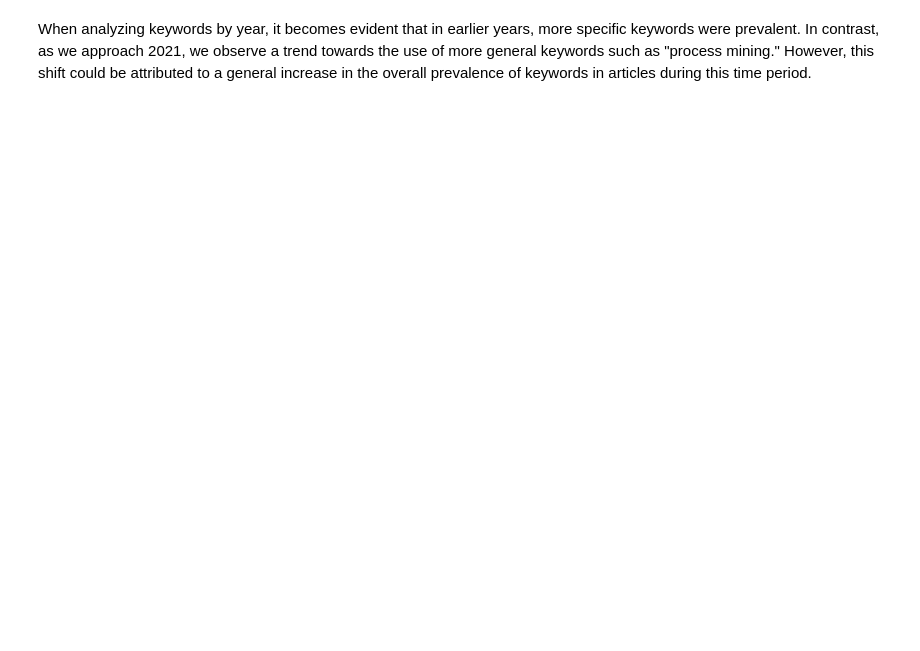
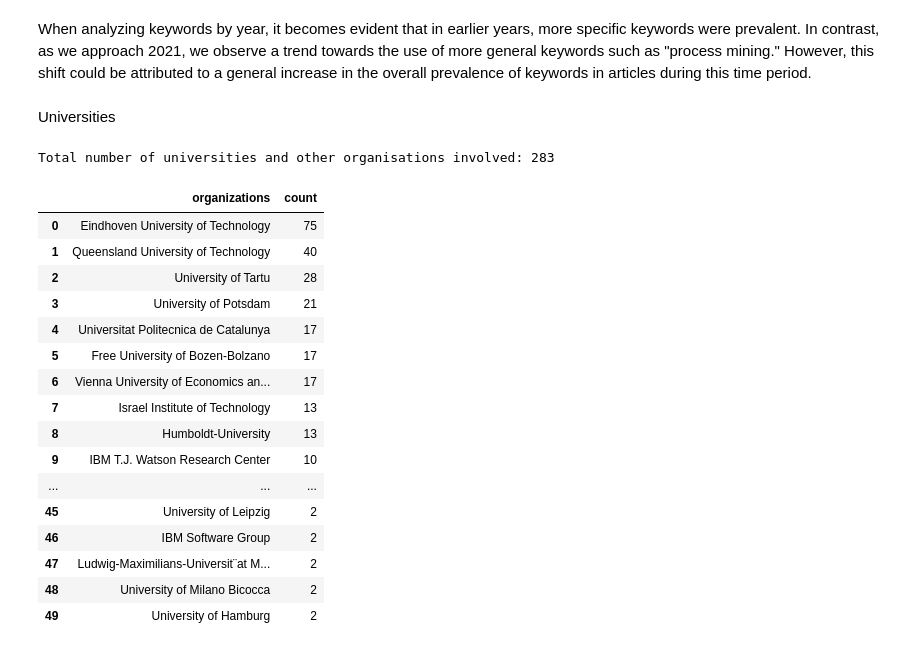
Before and after one commit to lananepeina/bpm2023, a Jupyter notebook: BPM Conference 2003-2021 Analysis.ipynb, the cells around one changed output. Cells and saved outputs as stored; diff of their text form; code cells hidden in the pictures; blank space fills up the shorter version.

```diff
--- a/BPM Conference 2003-2021 Analysis.ipynb
+++ b/BPM Conference 2003-2021 Analysis.ipynb
@@ -119,3 +120,36 @@ for year, group in titles_year:
 
 keyword_frequencies_by_year = pd.concat(kw_by_year, ignore_index=True)
 keyword_frequencies_by_year.to_excel('KeywordFrequenciesByYear.xlsx', index=False)
+# %% [markdown]
+Universities
+# %%
+orgs = data.groupby('title')['university'].apply(lambda x: ', '.join(set(x.str.split(', ').sum()))).reset_index()
+orgs['organizations'] = orgs['university'].str.split(', ').apply(lambda x: ', '.join(set(x)))
+
+# Count the occurrences of each organization
+organization_counts = orgs['organizations'].str.split(', ').explode().value_counts().reset_index()
+organization_counts.columns = ['organizations', 'count']
+total_orgs = organization_counts.shape[0]
+
+# Print the result
+print(f"Total number of universities and other organisations involved: {total_orgs}")
+display(organization_counts.head(50))
+# %% [output]
+Total number of universities and other organisations involved: 283
+|  | organizations | count |
+| 0 | Eindhoven University of Technology | 75 |
+| 1 | Queensland University of Technology | 40 |
+| 2 | University of Tartu | 28 |
+| 3 | University of Potsdam | 21 |
+| 4 | Universitat Politecnica de Catalunya | 17 |
+| 5 | Free University of Bozen-Bolzano | 17 |
+| 6 | Vienna University of Economics an... | 17 |
+| 7 | Israel Institute of Technology | 13 |
+| 8 | Humboldt-University | 13 |
+| 9 | IBM T.J. Watson Research Center | 10 |
+| ... | ... | ... |
+| 45 | University of Leipzig | 2 |
+| 46 | IBM Software Group | 2 |
+| 47 | Ludwig-Maximilians-Universit¨at M... | 2 |
+| 48 | University of Milano Bicocca | 2 |
+| 49 | University of Hamburg | 2 |
```
Also changed, not shown: parts of 10 cells of this notebook.
